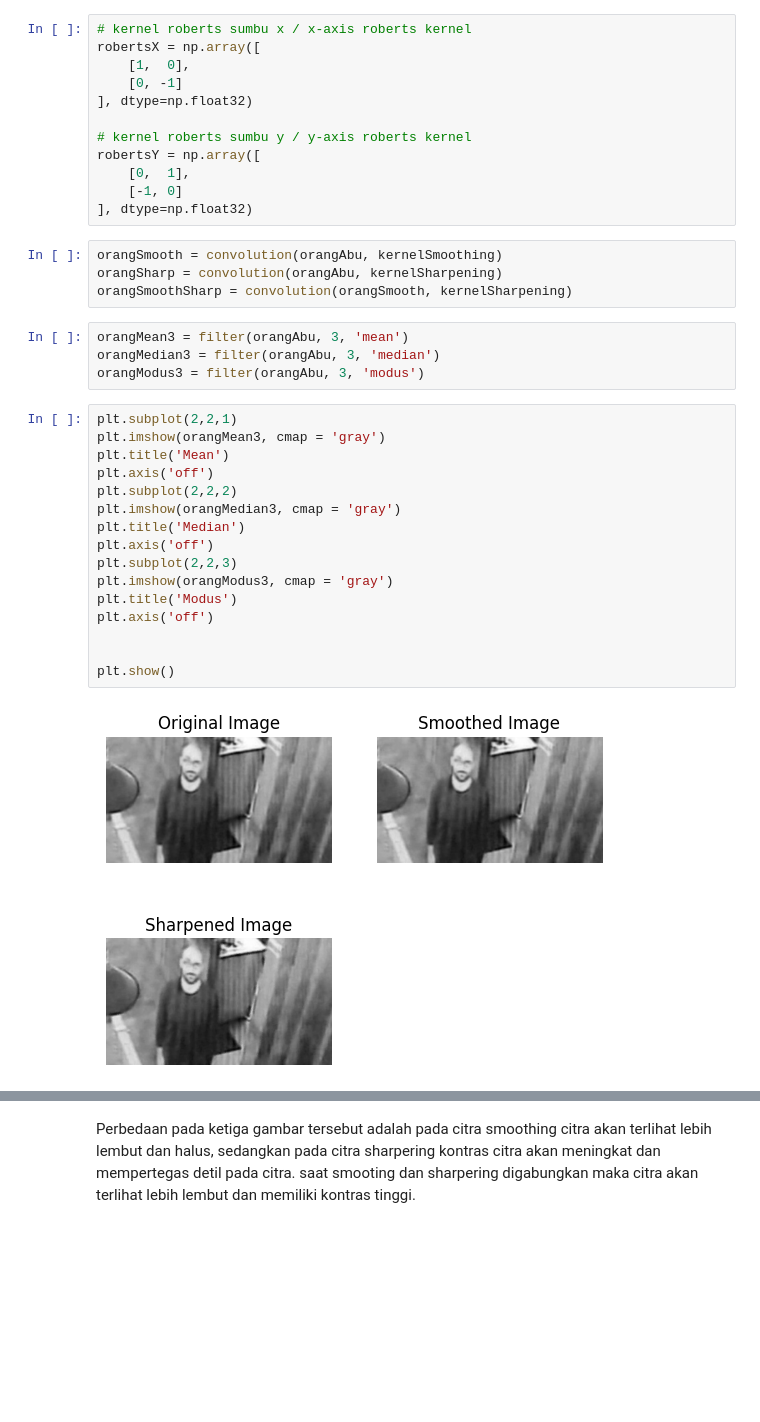
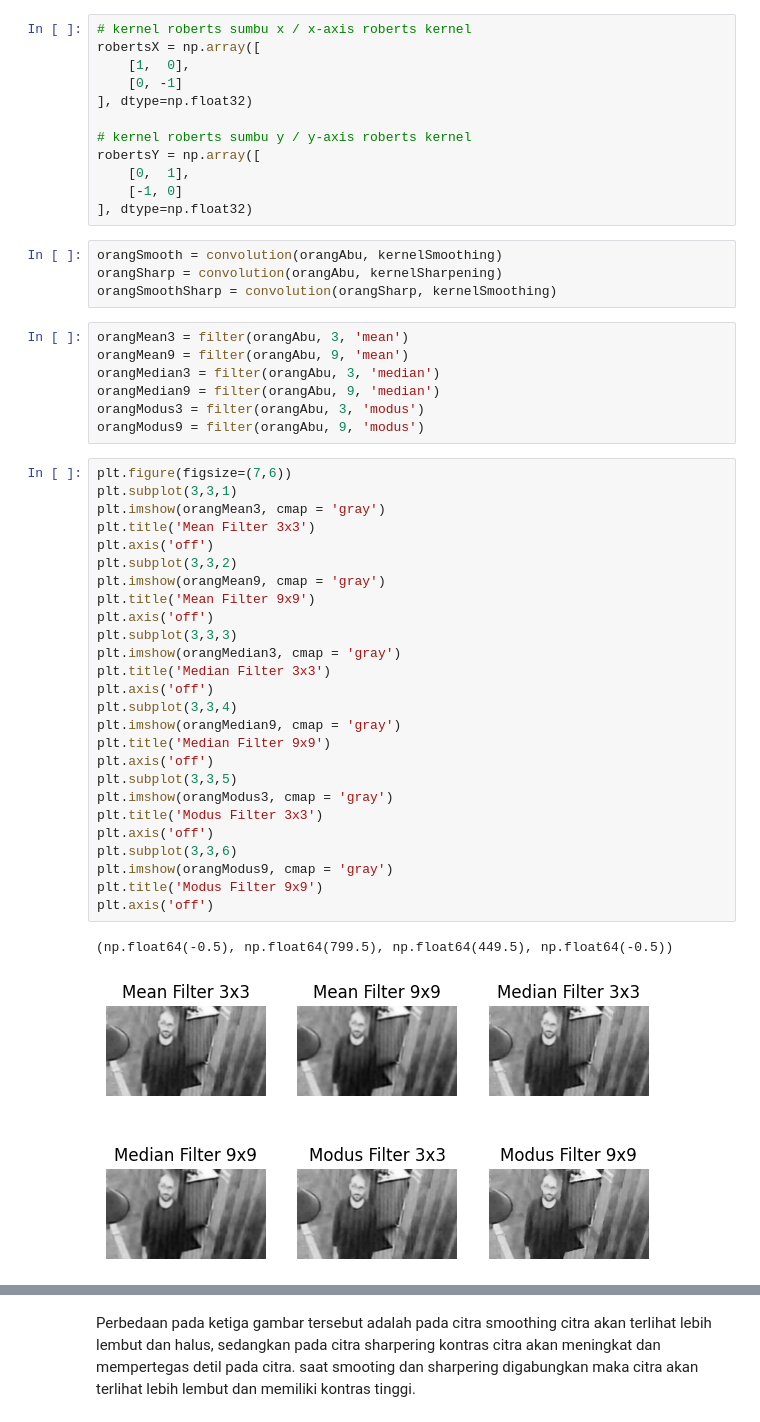
Before and after one commit to praktikum-pcd-2026/jurnal-modul-3-alp-OktoraRizka, a Jupyter notebook: F1D02410145_M3.ipynb, the cells around one changed output, grey strips where cells are left out. Saved outputs shown, nothing was run; the diff lists cells and outputs as text; blank space fills up the shorter version.

```diff
--- a/F1D02410145_M3.ipynb
+++ b/F1D02410145_M3.ipynb
@@ -181,29 +167,43 @@ robertsY = np.array([
 # %%
 orangSmooth = convolution(orangAbu, kernelSmoothing)
 orangSharp = convolution(orangAbu, kernelSharpening)
-orangSmoothSharp = convolution(orangSmooth, kernelSharpening)
+orangSmoothSharp = convolution(orangSharp, kernelSmoothing)
 # %%
 orangMean3 = filter(orangAbu, 3, 'mean')
+orangMean9 = filter(orangAbu, 9, 'mean')
 orangMedian3 = filter(orangAbu, 3, 'median')
+orangMedian9 = filter(orangAbu, 9, 'median')
 orangModus3 = filter(orangAbu, 3, 'modus')
+orangModus9 = filter(orangAbu, 9, 'modus')
 # %%
-plt.subplot(2,2,1)
+plt.figure(figsize=(7,6))
+plt.subplot(3,3,1)
 plt.imshow(orangMean3, cmap = 'gray')
-plt.title('Mean')
+plt.title('Mean Filter 3x3')
 plt.axis('off')
-plt.subplot(2,2,2)
+plt.subplot(3,3,2)
+plt.imshow(orangMean9, cmap = 'gray')
+plt.title('Mean Filter 9x9')
+plt.axis('off')
+plt.subplot(3,3,3)
 plt.imshow(orangMedian3, cmap = 'gray')
-plt.title('Median')
+plt.title('Median Filter 3x3')
 plt.axis('off')
-plt.subplot(2,2,3)
+plt.subplot(3,3,4)
+plt.imshow(orangMedian9, cmap = 'gray')
+plt.title('Median Filter 9x9')
+plt.axis('off')
+plt.subplot(3,3,5)
 plt.imshow(orangModus3, cmap = 'gray')
-plt.title('Modus')
+plt.title('Modus Filter 3x3')
 plt.axis('off')
-
-
-plt.show()
+plt.subplot(3,3,6)
+plt.imshow(orangModus9, cmap = 'gray')
+plt.title('Modus Filter 9x9')
+plt.axis('off')
 # %% [output]
+(np.float64(-0.5), np.float64(799.5), np.float64(449.5), np.float64(-0.5))
-[figure, old version]
+[figure, new version]
 # %%
 plt.subplot(2,2,1)
 plt.imshow(orangAbu, cmap = 'gray')
```
Also changed, not shown: parts of 28 cells of this notebook.
